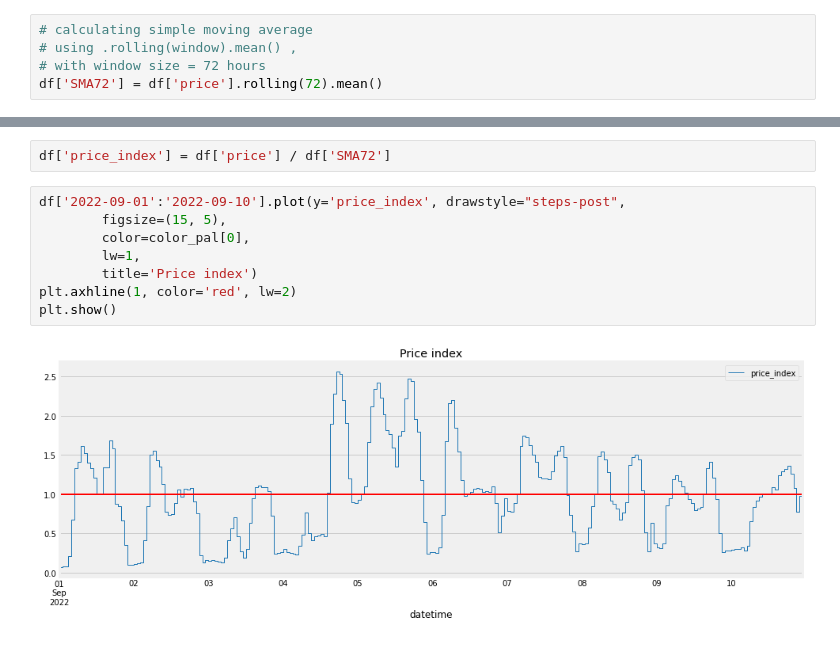
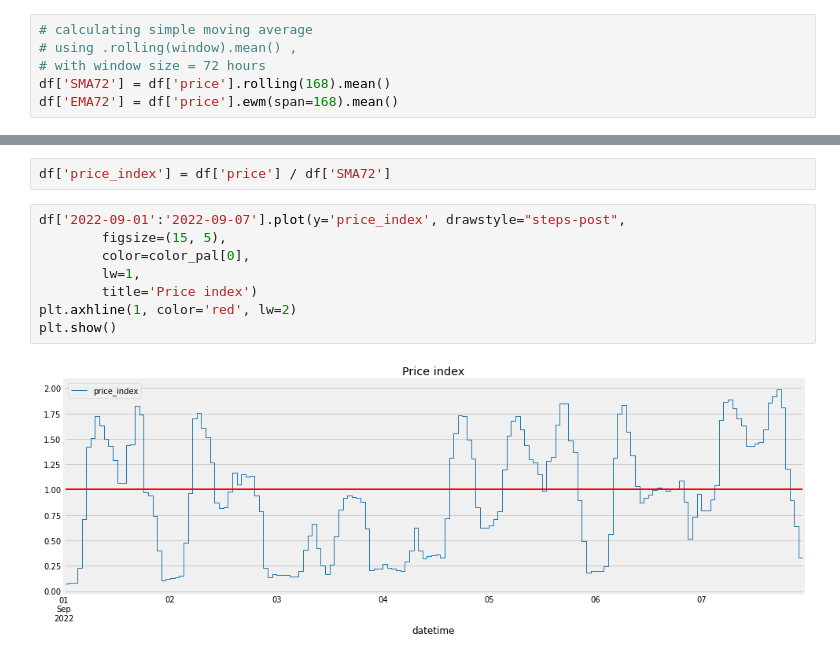
Before and after one commit to IDS-mini/electricity, a Jupyter notebook: data/day-ahead-eda-ph.ipynb, the cells around one changed output, grey strips where cells are left out. Saved outputs shown, nothing was run; the diff lists cells and outputs as text.

```diff
--- a/data/day-ahead-eda-ph.ipynb
+++ b/data/day-ahead-eda-ph.ipynb
@@ -62,6 +62,7 @@ $$
 # calculating simple moving average
 # using .rolling(window).mean() ,
 # with window size = 72 hours
-df['SMA72'] = df['price'].rolling(72).mean()
+df['SMA72'] = df['price'].rolling(168).mean()
+df['EMA72'] = df['price'].ewm(span=168).mean()
 # %%
 fig, ax = plt.subplots()
@@ -77,12 +79,12 @@ We define our price index as the price relative to the SMA72 value
 # %%
 df['price_index'] = df['price'] / df['SMA72']
 # %%
-df['2022-09-01':'2022-09-10'].plot(y='price_index', drawstyle="steps-post",
+df['2022-09-01':'2022-09-07'].plot(y='price_index', drawstyle="steps-post",
         figsize=(15, 5),
         color=color_pal[0],
         lw=1,
         title='Price index')
 plt.axhline(1, color='red', lw=2)
 plt.show()
 # %% [output]
-[figure, old version]
+[figure, new version]
```
Also changed, not shown: parts of 2 cells of this notebook, 7 other files.
